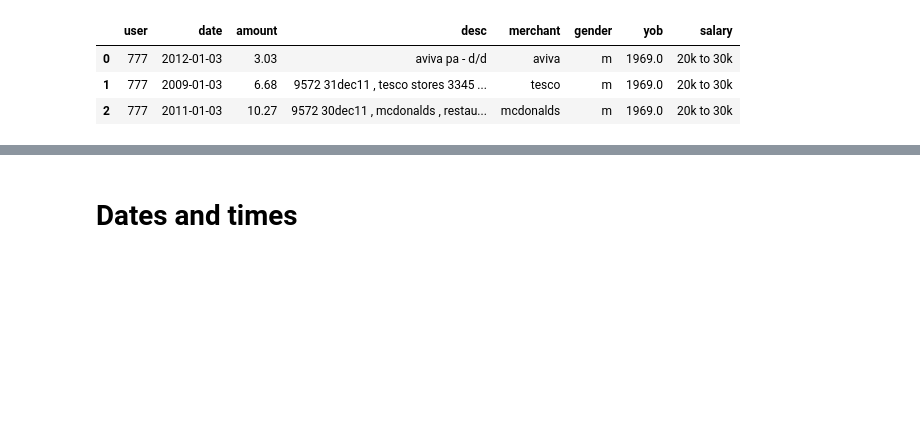
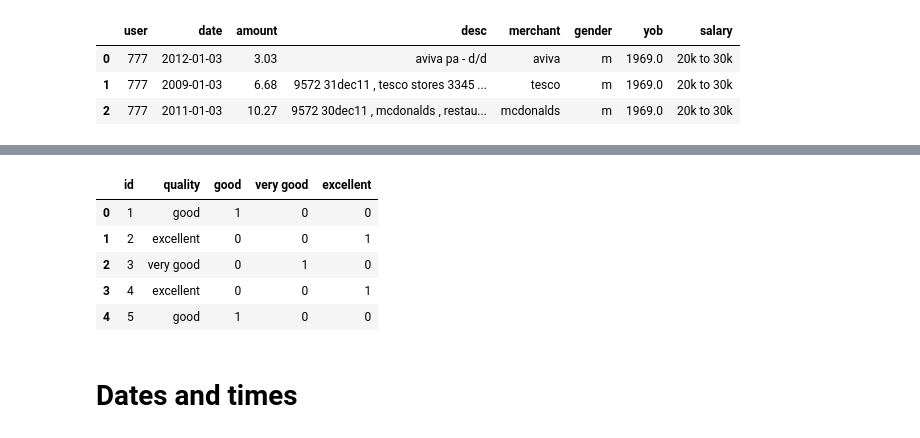
Before and after one commit to fabiangunzinger/blog, a Jupyter notebook: _notebooks/2021-03-12-pandas-essentials.ipynb, the cells around one changed output, grey strips where cells are left out. Saved outputs shown, nothing was run; the diff lists cells and outputs as text; code cells hidden in the pictures; blank space fills up the shorter version.

```diff
--- a/_notebooks/2021-03-12-pandas-essentials.ipynb
+++ b/_notebooks/2021-03-12-pandas-essentials.ipynb
@@ -45,0 +112,3 @@ df.head(3)
+# %%
+df = pd.DataFrame({'id':[1, 2, 3, 4, 5], 'quality':['good', 'excellent', 'very good', 'excellent', 'good']})
+df
@@ -45,0 +131,5 @@ df.head(3)
+# %%
+from pandas.api.types import CategoricalDtype
+quality_cat = CategoricalDtype(['good', 'very good', 'excellent'], ordered=True)
+df.quality = df.quality.astype(quality_cat)
+df
@@ -46,3 +153,14 @@ df.head(3)
+# %%
+dummies = pd.get_dummies(df.quality)
+df = pd.concat([df, dummies], axis=1)
+df
+# %% [output]
+|  | id | quality | good | very good | excellent |
+| 0 | 1 | good | 1 | 0 | 0 |
+| 1 | 2 | excellent | 0 | 0 | 1 |
+| 2 | 3 | very good | 0 | 1 | 0 |
+| 3 | 4 | excellent | 0 | 0 | 1 |
+| 4 | 5 | good | 1 | 0 | 0 |
 # %% [markdown]
 # Dates and times
 # %% [markdown]
```
Also changed, not shown: parts of 21 cells of this notebook, 2 other files.
